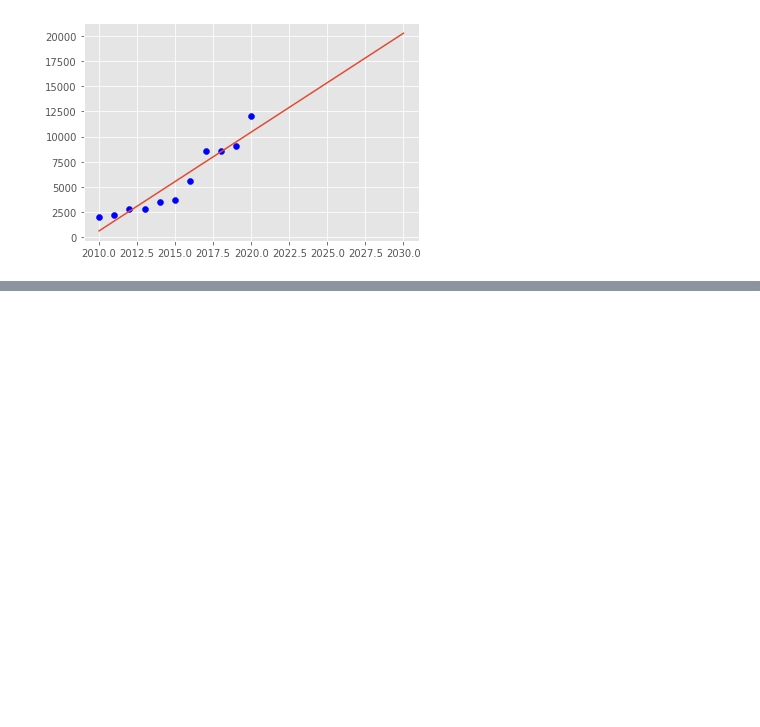
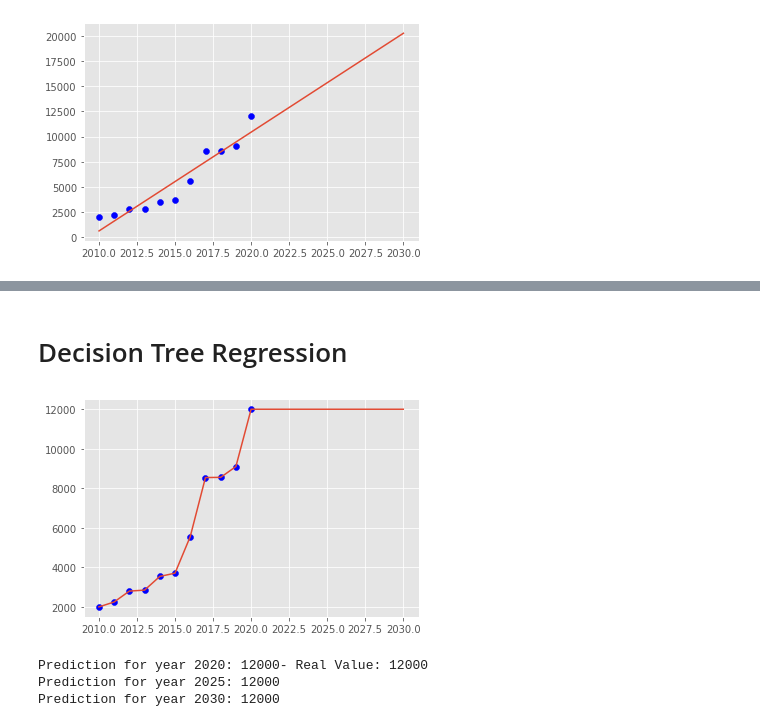
Before and after one commit to sebastian-sl/Basics, a Jupyter notebook: 01 DATA SCIENCE/ML/SKLEARN/1.1 Supervised - Regression.ipynb, the cells around one changed output, grey strips where cells are left out. Saved outputs shown, nothing was run; the diff lists cells and outputs as text; code cells hidden in the pictures; blank space fills up the shorter version.

```diff
--- a/01 DATA SCIENCE/ML/SKLEARN/1.1 Supervised - Regression.ipynb
+++ b/01 DATA SCIENCE/ML/SKLEARN/1.1 Supervised - Regression.ipynb
@@ -64,0 +96,27 @@ Prediction for year 2030: 20273
+# %% [markdown]
+# Decision Tree Regression
+# %%
+from sklearn.tree import DecisionTreeRegressor
+
+# DECISION TREE MODEL
+regressor = DecisionTreeRegressor(random_state = 0)
+regressor.fit(np_years, np_sales)
+
+plt.scatter(years, sales, color = "blue")
+plt.plot(prediction, regressor.predict(np_prediction));
+# %% [output]
+[figure, added]
+# %%
+for number in [2020, 2025, 2030]:
+    val = regressor.predict(np.array(number).reshape(-1, 1))[0]
+
+    txt = f"Prediction for year {number}: {int(val)}"
+
+    if number in years:
+        txt += f"- Real Value: {sales[years.index(number)]}"
+
+    print(txt)
+# %% [output]
+Prediction for year 2020: 12000- Real Value: 12000
+Prediction for year 2025: 12000
+Prediction for year 2030: 12000
```
Also changed, not shown: parts of 4 cells of this notebook.
